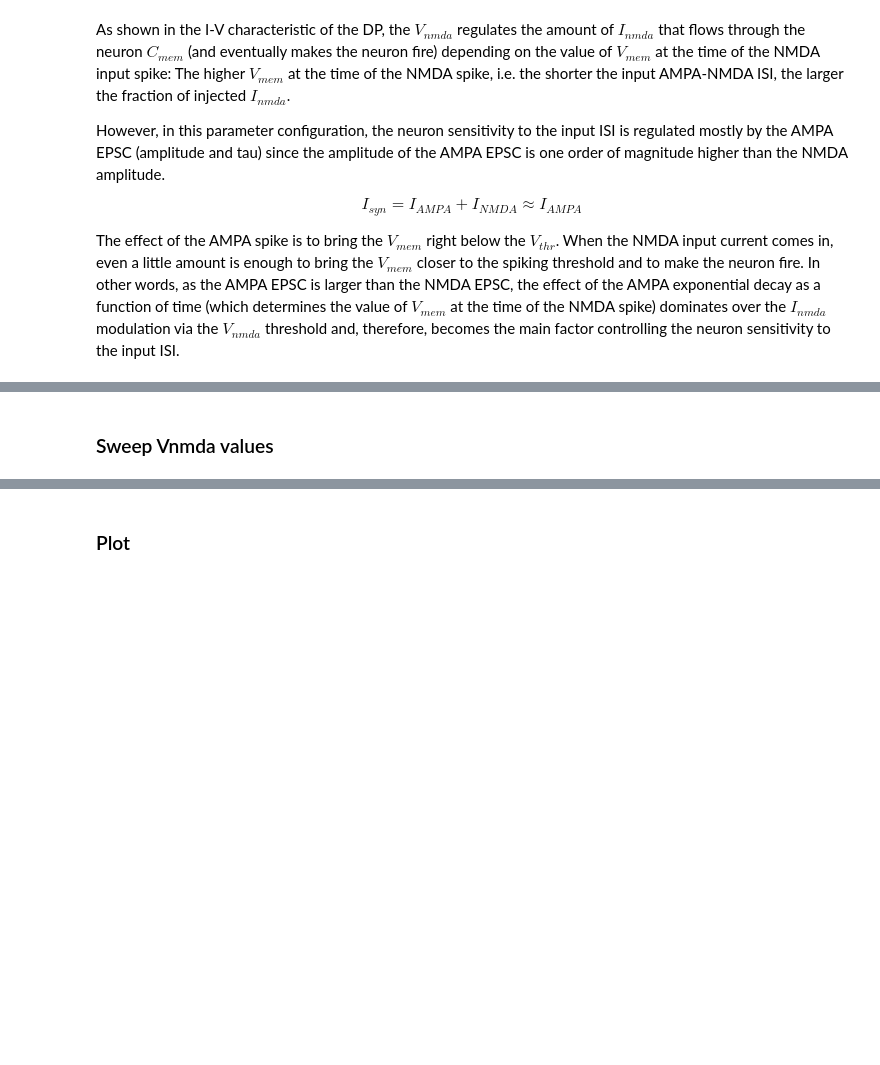
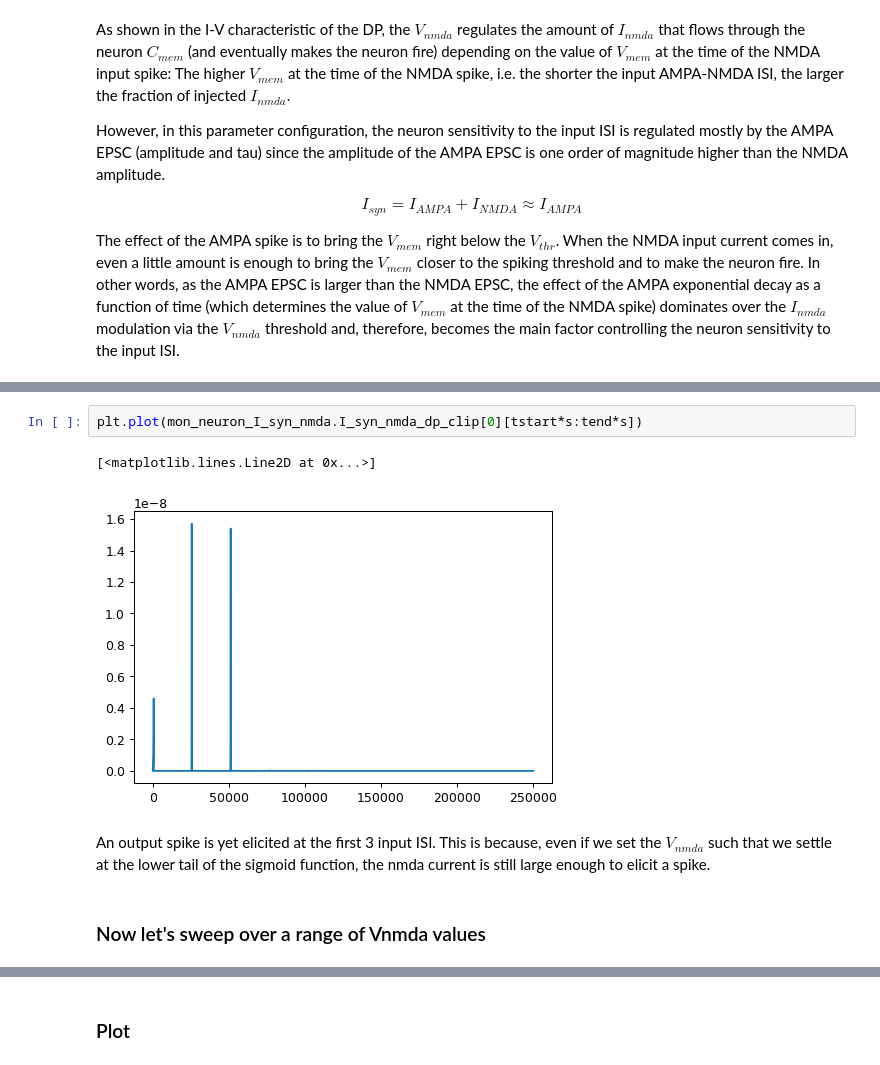
Before and after one commit to YigitDemirag/dynapse-simulator, a Jupyter notebook: part5.ipynb, the cells around one changed output, grey strips where cells are left out. Cells and saved outputs as stored; diff of their text form; blank space fills up the shorter version.

```diff
--- a/part5.ipynb
+++ b/part5.ipynb
@@ -551,5 +715,12 @@ plt.show()
+# %%
+plt.plot(mon_neuron_I_syn_nmda.I_syn_nmda_dp_clip[0][tstart*s:tend*s])
+# %% [output]
+[<matplotlib.lines.Line2D at 0x...>]
+[figure, added]
+# %% [markdown]
+An output spike is yet elicited at the first 3 input ISI. This is because, even if we set the $V_{nmda}$ such that we settle at the lower tail of the sigmoid function, the nmda current is still large enough to elicit a spike.
 # %% [markdown]
-### Sweep Vnmda values
+### Now let's sweep over a range of Vnmda values
 # %%
 output_spikes = {}
 
```
Also changed, not shown: parts of 26 cells of this notebook, 1 other file.
